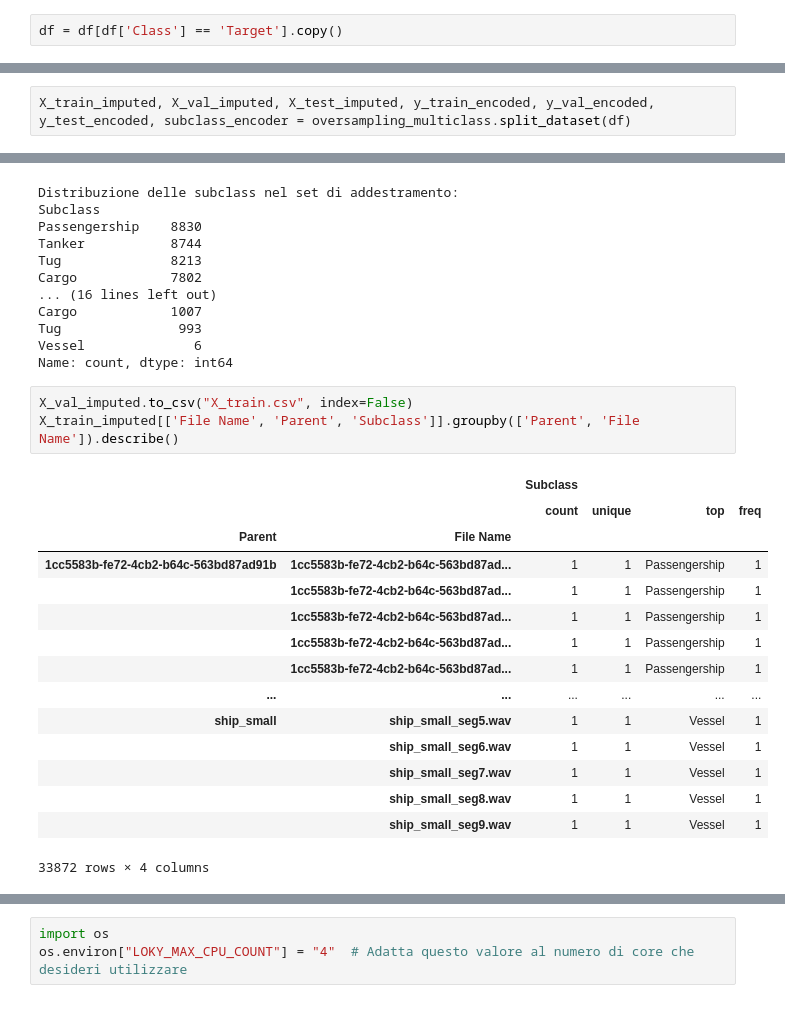
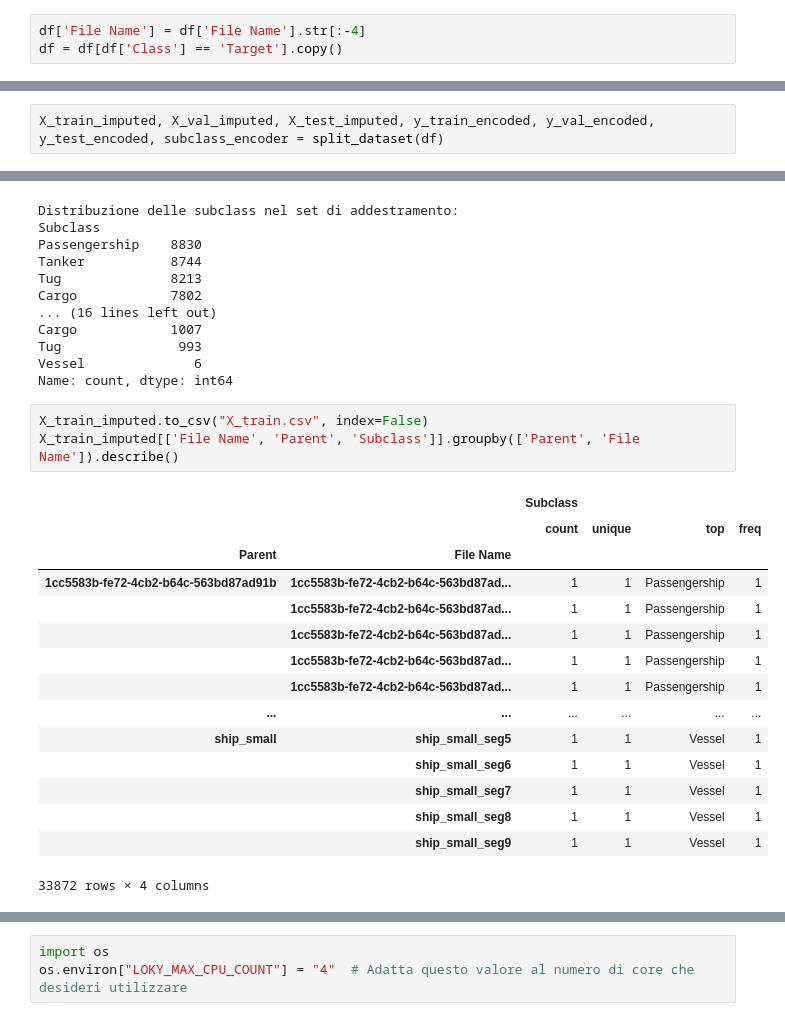
Before and after one commit to TherealBarnar/Underwater-Sounds-Classification-1, a Jupyter notebook: oversampling/oversampling_multiclass.ipynb, the cells around one changed output, grey strips where cells are left out. Drawn from its saved outputs; the diff is of its cells as text.

```diff
--- a/oversampling/oversampling_multiclass.ipynb
+++ b/oversampling/oversampling_multiclass.ipynb
@@ -12,6 +10,7 @@ csv_file_path = 'C:/underwater-classification/features_extraction/audio_features
 # %%
 df = pd.read_csv(csv_file_path)
 # %%
+df['File Name'] = df['File Name'].str[:-4]
 df = df[df['Class'] == 'Target'].copy()
 # %%
 df.to_csv("audio_features_target.csv", index=False)
@@ -59,5 +58,5 @@ df
 # %%
-X_train_imputed, X_val_imputed, X_test_imputed, y_train_encoded, y_val_encoded, y_test_encoded, subclass_encoder = oversampling_multiclass.split_dataset(df)
+X_train_imputed, X_val_imputed, X_test_imputed, y_train_encoded, y_val_encoded, y_test_encoded, subclass_encoder = split_dataset(df)
 # %% [output]
 Dimensione totale dopo il filtraggio: 43089 campioni
 
@@ -77,23 +76,23 @@ Tug               993
 Vessel              6
 Name: count, dtype: int64
 # %%
-X_val_imputed.to_csv("X_train.csv", index=False)
+X_train_imputed.to_csv("X_train.csv", index=False)
 X_train_imputed[['File Name', 'Parent', 'Subclass']].groupby(['Parent', 'File Name']).describe()
 # %% [output]
 |  |  | Subclass |  |  |  |
 |  |  | count | unique | top | freq |
 | Parent | File Name |  |  |  |  |
 | 1cc5583b-fe72-4cb2-b64c-563bd87ad91b | 1cc5583b-fe72-4cb2-b64c-563bd87ad... | 1 | 1 | Passengership | 1 |
 |  | 1cc5583b-fe72-4cb2-b64c-563bd87ad... | 1 | 1 | Passengership | 1 |
 |  | 1cc5583b-fe72-4cb2-b64c-563bd87ad... | 1 | 1 | Passengership | 1 |
 |  | 1cc5583b-fe72-4cb2-b64c-563bd87ad... | 1 | 1 | Passengership | 1 |
 |  | 1cc5583b-fe72-4cb2-b64c-563bd87ad... | 1 | 1 | Passengership | 1 |
 | ... | ... | ... | ... | ... | ... |
-| ship_small | ship_small_seg5.wav | 1 | 1 | Vessel | 1 |
-|  | ship_small_seg6.wav | 1 | 1 | Vessel | 1 |
-|  | ship_small_seg7.wav | 1 | 1 | Vessel | 1 |
-|  | ship_small_seg8.wav | 1 | 1 | Vessel | 1 |
-|  | ship_small_seg9.wav | 1 | 1 | Vessel | 1 |
+| ship_small | ship_small_seg5 | 1 | 1 | Vessel | 1 |
+|  | ship_small_seg6 | 1 | 1 | Vessel | 1 |
+|  | ship_small_seg7 | 1 | 1 | Vessel | 1 |
+|  | ship_small_seg8 | 1 | 1 | Vessel | 1 |
+|  | ship_small_seg9 | 1 | 1 | Vessel | 1 |
 33872 rows × 4 columns
 # %%
 X_test_imputed.to_csv("X_test.csv", index=False)
```
Also changed, not shown: parts of 47 cells of this notebook, 10 other files.
